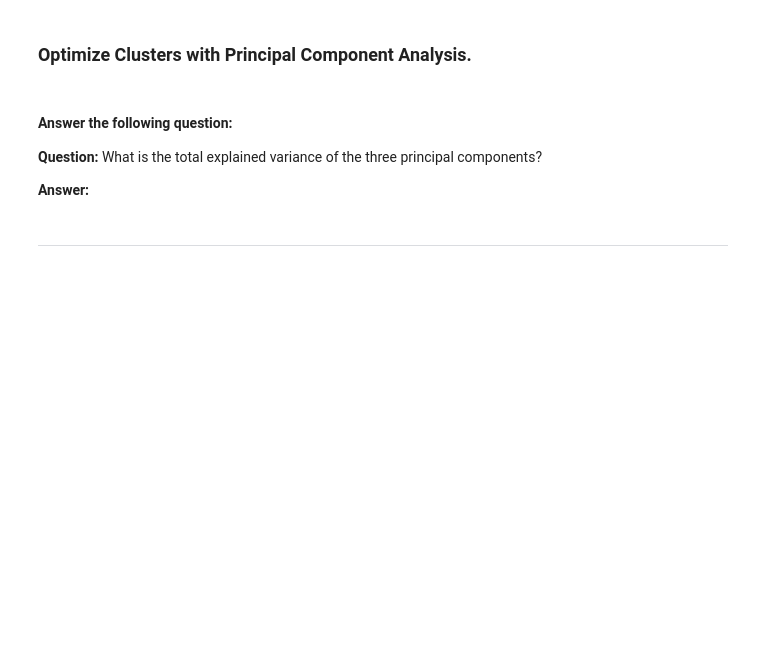
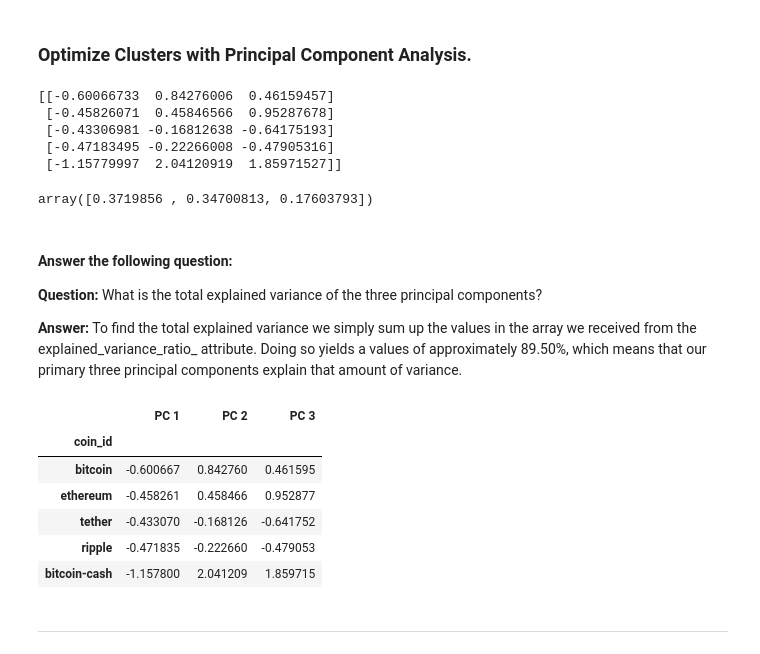
Before and after one commit to amdruggan/CryptoClustering, a Jupyter notebook: Crypto_Clustering.ipynb, the cells around one changed output. Saved outputs shown, nothing was run; the diff lists cells and outputs as text; code cells hidden in the pictures; blank space fills up the shorter version.

```diff
--- a/Crypto_Clustering.ipynb
+++ b/Crypto_Clustering.ipynb
@@ -145,32 +203,61 @@ df_scaled_market_data.head()
 ### Optimize Clusters with Principal Component Analysis.
 # %%
 # Create a PCA model instance and set `n_components=3`.
+pca = PCA(n_components=3)
 # %%
 # Use the PCA model with `fit_transform` to reduce to
 # three principal components.
+pca_crypto_data = pca.fit_transform(df_scaled_market_data)
 
 # View the first five rows of the DataFrame.
+print(pca_crypto_data[0:5])
+# %% [output]
+[[-0.60066733  0.84276006  0.46159457]
+ [-0.45826071  0.45846566  0.95287678]
+ [-0.43306981 -0.16812638 -0.64175193]
+ [-0.47183495 -0.22266008 -0.47905316]
+ [-1.15779997  2.04120919  1.85971527]]
 # %%
 # Retrieve the explained variance to determine how much information
 # can be attributed to each principal component.
+pca.explained_variance_ratio_
+# %% [output]
+array([0.3719856 , 0.34700813, 0.17603793])
 # %% [markdown]
 #### Answer the following question:
 
 **Question:** What is the total explained variance of the three principal components?
 
-**Answer:**
+**Answer:** To find the total explained variance we simply sum up the values in the array we received from the explained_variance_ratio_ attribute. Doing so yields a values of approximately 89.50%, which means that our primary three principal components explain that amount of variance.
 # %%
 # Create a new DataFrame with the PCA data.
+pca_df = pd.DataFrame(
+    data=pca_crypto_data,
+    columns=["PC 1", "PC 2", "PC 3"]
+)
 
 # Creating a DataFrame with the PCA data
+combined_df = pd.DataFrame(
+    pca_df,
+    columns=["PC 1", "PC 2", "PC 3"]
+)
 
 # Copy the crypto names from the original data
-
+combined_df["coin_id"] = predictions_df.index
 
 # Set the coinid column as index
-
+combined_df = combined_df.set_index("coin_id")
 
 # Display sample data
+combined_df.head()
+# %% [output]
+|  | PC 1 | PC 2 | PC 3 |
+| coin_id |  |  |  |
+| bitcoin | -0.600667 | 0.842760 | 0.461595 |
+| ethereum | -0.458261 | 0.458466 | 0.952877 |
+| tether | -0.433070 | -0.168126 | -0.641752 |
+| ripple | -0.471835 | -0.222660 | -0.479053 |
+| bitcoin-cash | -1.157800 | 2.041209 | 1.859715 |
 # %% [markdown]
 ---
 # %% [markdown]
```
Also changed, not shown: parts of 30 cells of this notebook.
